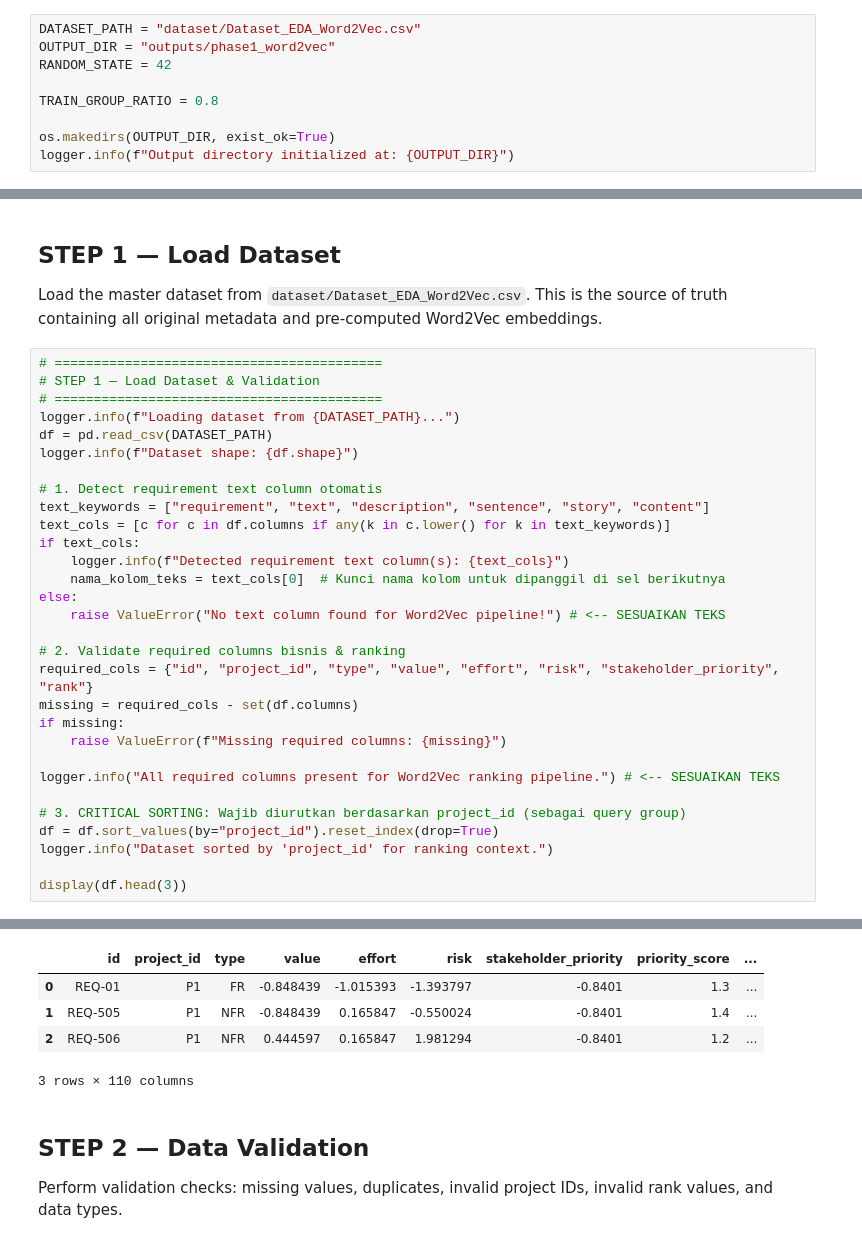
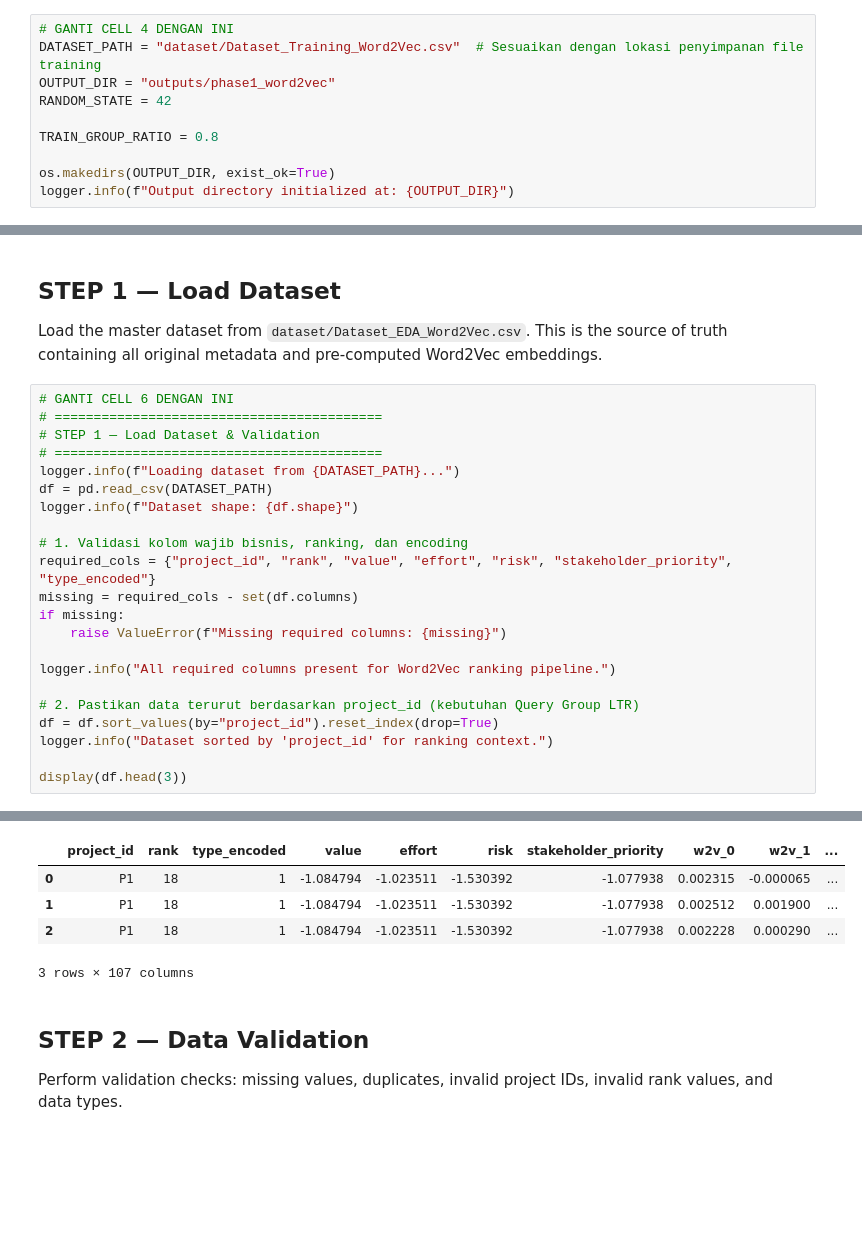
Before and after one commit to EdselSpth/riset-phase-1, a Jupyter notebook: phase_1_w2v.ipynb, the cells around one changed output, grey strips where cells are left out. Saved outputs shown, nothing was run; the diff lists cells and outputs as text; blank space fills up the shorter version.

```diff
--- a/phase_1_w2v.ipynb
+++ b/phase_1_w2v.ipynb
@@ -66,5 +68,6 @@ logger = logging.getLogger(__name__)
 # %%
-DATASET_PATH = "dataset/Dataset_EDA_Word2Vec.csv"
+# GANTI CELL 4 DENGAN INI
+DATASET_PATH = "dataset/Dataset_Training_Word2Vec.csv"  # Sesuaikan dengan lokasi penyimpanan file training
 OUTPUT_DIR = "outputs/phase1_word2vec"
 RANDOM_STATE = 42
 
@@ -79,6 +82,7 @@ logger.info(f"Output directory initialized at: {OUTPUT_DIR}")
 
 Load the master dataset from `dataset/Dataset_EDA_Word2Vec.csv`. This is the source of truth containing all original metadata and pre-computed Word2Vec embeddings.
 # %%
+# GANTI CELL 6 DENGAN INI
 # ==========================================
 # STEP 1 — Load Dataset & Validation
 # ==========================================
@@ -86,24 +90,15 @@ logger.info(f"Loading dataset from {DATASET_PATH}...")
 df = pd.read_csv(DATASET_PATH)
 logger.info(f"Dataset shape: {df.shape}")
 
-# 1. Detect requirement text column otomatis
-text_keywords = ["requirement", "text", "description", "sentence", "story", "content"]
-text_cols = [c for c in df.columns if any(k in c.lower() for k in text_keywords)]
-if text_cols:
-    logger.info(f"Detected requirement text column(s): {text_cols}")
-    nama_kolom_teks = text_cols[0]  # Kunci nama kolom untuk dipanggil di sel berikutnya
-else:
-    raise ValueError("No text column found for Word2Vec pipeline!") # <-- SESUAIKAN TEKS
-
-# 2. Validate required columns bisnis & ranking
-required_cols = {"id", "project_id", "type", "value", "effort", "risk", "stakeholder_priority", "rank"}
+# 1. Validasi kolom wajib bisnis, ranking, dan encoding
+required_cols = {"project_id", "rank", "value", "effort", "risk", "stakeholder_priority", "type_encoded"}
 missing = required_cols - set(df.columns)
 if missing:
     raise ValueError(f"Missing required columns: {missing}")
 
-logger.info("All required columns present for Word2Vec ranking pipeline.") # <-- SESUAIKAN TEKS
+logger.info("All required columns present for Word2Vec ranking pipeline.")
 
-# 3. CRITICAL SORTING: Wajib diurutkan berdasarkan project_id (sebagai query group)
+# 2. Pastikan data terurut berdasarkan project_id (kebutuhan Query Group LTR)
 df = df.sort_values(by="project_id").reset_index(drop=True)
 logger.info("Dataset sorted by 'project_id' for ranking context.")
 
@@ -117,8 +111,8 @@ display(df.head(3))
-|  | id | project_id | type | value | effort | risk | stakeholder_priority | priority_score | ... |
-| 0 | REQ-01 | P1 | FR | -0.848439 | -1.015393 | -1.393797 | -0.8401 | 1.3 | ... |
-| 1 | REQ-505 | P1 | NFR | -0.848439 | 0.165847 | -0.550024 | -0.8401 | 1.4 | ... |
-| 2 | REQ-506 | P1 | NFR | 0.444597 | 0.165847 | 1.981294 | -0.8401 | 1.2 | ... |
+|  | project_id | rank | type_encoded | value | effort | risk | stakeholder_priority | w2v_0 | w2v_1 | ... |
+| 0 | P1 | 18 | 1 | -1.084794 | -1.023511 | -1.530392 | -1.077938 | 0.002315 | -0.000065 | ... |
+| 1 | P1 | 18 | 1 | -1.084794 | -1.023511 | -1.530392 | -1.077938 | 0.002512 | 0.001900 | ... |
+| 2 | P1 | 18 | 1 | -1.084794 | -1.023511 | -1.530392 | -1.077938 | 0.002228 | 0.000290 | ... |
-3 rows × 110 columns
+3 rows × 107 columns
 # %% [markdown]
 ## STEP 2 — Data Validation
 
```
Also changed, not shown: parts of 13 cells of this notebook, 7 other files.
